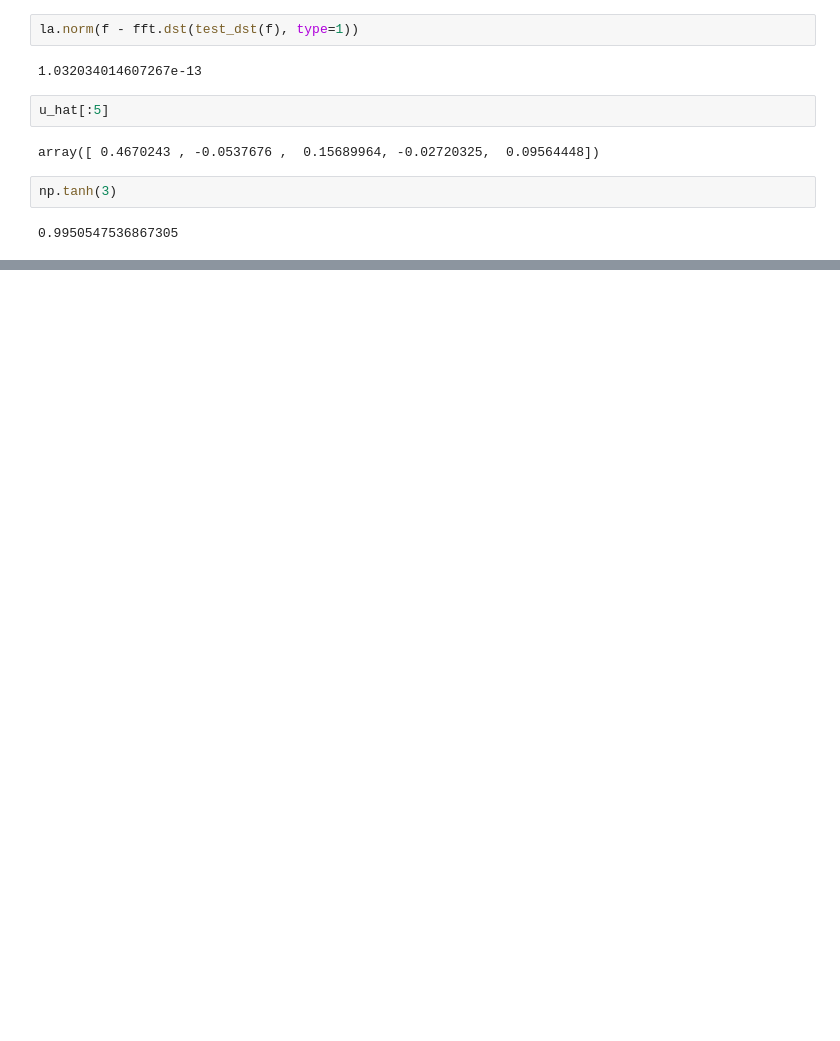
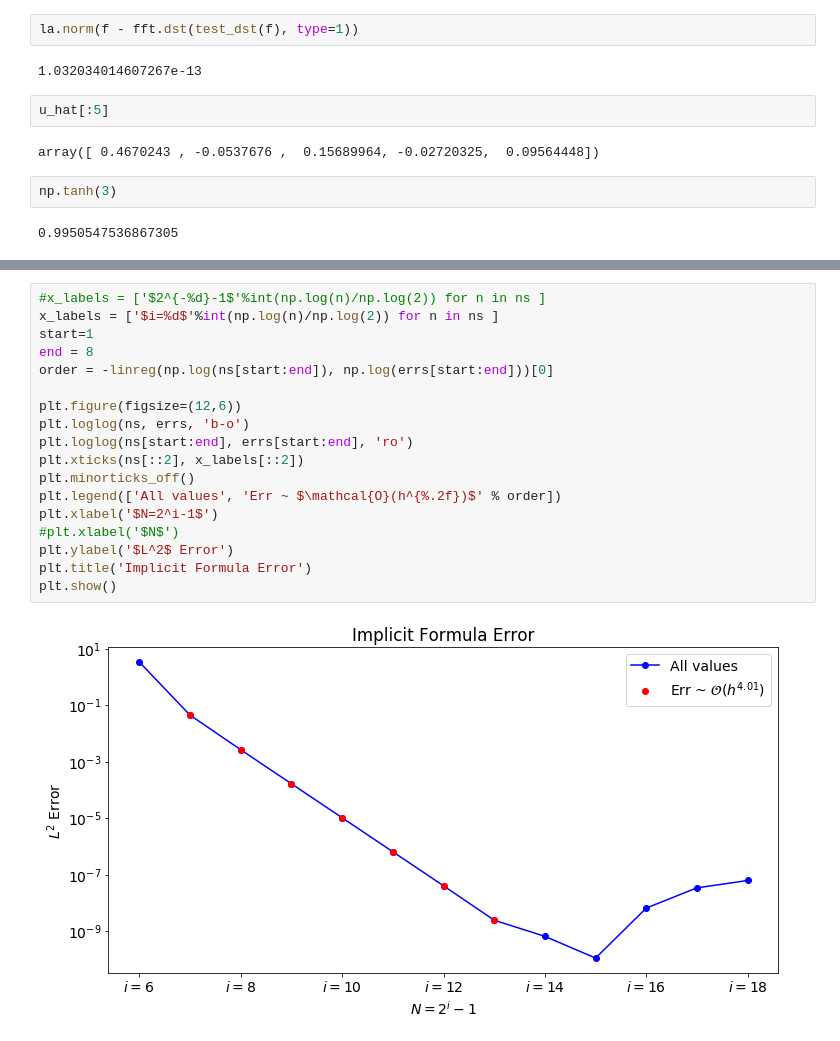
Before and after one commit to shawsa/m567, a Jupyter notebook: hw02.ipynb, the cells around one changed output, grey strips where cells are left out. Drawn from its saved outputs; the diff is of its cells as text; blank space fills up the shorter version.

```diff
--- a/hw02.ipynb
+++ b/hw02.ipynb
@@ -102,0 +326,20 @@ np.tanh(3)
+# %%
+#x_labels = ['$2^{-%d}-1$'%int(np.log(n)/np.log(2)) for n in ns ]
+x_labels = ['$i=%d$'%int(np.log(n)/np.log(2)) for n in ns ]
+start=1
+end = 8
+order = -linreg(np.log(ns[start:end]), np.log(errs[start:end]))[0]
+
+plt.figure(figsize=(12,6))
+plt.loglog(ns, errs, 'b-o')
+plt.loglog(ns[start:end], errs[start:end], 'ro')
+plt.xticks(ns[::2], x_labels[::2])
+plt.minorticks_off()
+plt.legend(['All values', 'Err ~ $\mathcal{O}(h^{%.2f})$' % order])
+plt.xlabel('$N=2^i-1$')
+#plt.xlabel('$N$')
+plt.ylabel('$L^2$ Error')
+plt.title('Implicit Formula Error')
+plt.show()
+# %% [output]
+[figure, added]
```
Also changed, not shown: parts of 28 cells of this notebook, 8 other files.
